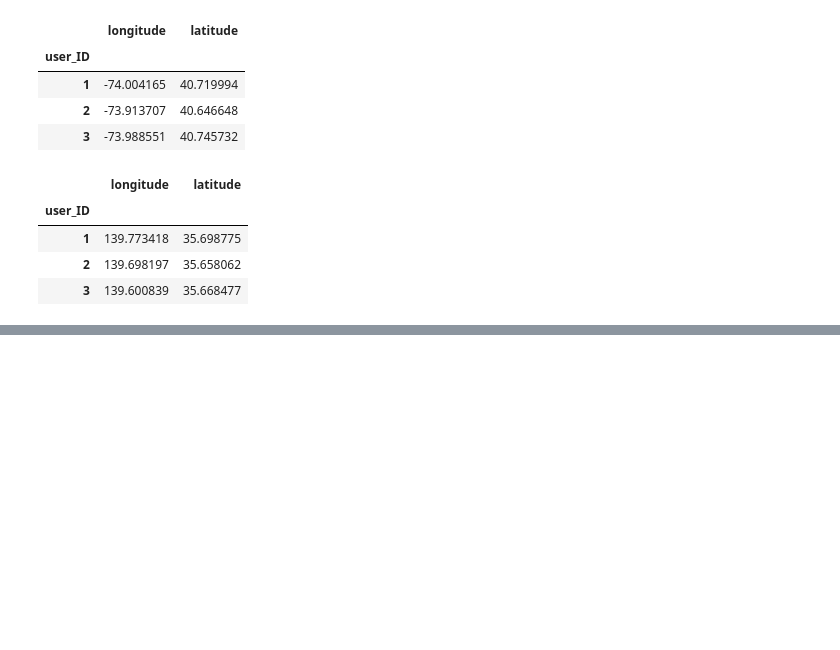
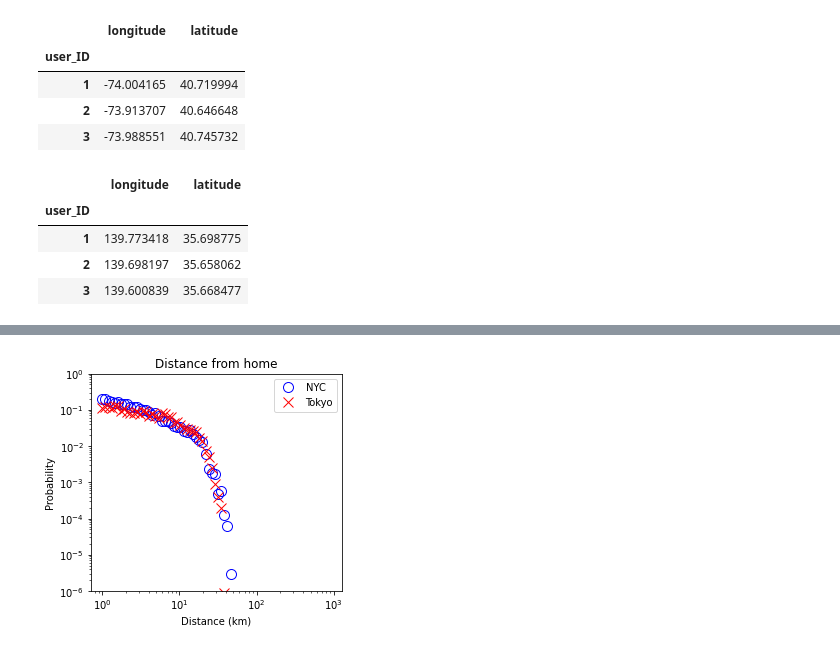
Before and after one commit to epfl-ada/ada-2020-project-milestone-p3-p3_to-infinity-ada-beyond, a Jupyter notebook: Project_3_Extension.ipynb, the cells around one changed output, grey strips where cells are left out. Saved outputs shown, nothing was run; the diff lists cells and outputs as text; code cells hidden in the pictures; blank space fills up the shorter version.

Commit message:
merging all the work

```diff
--- a/Project_3_Extension.ipynb
+++ b/Project_3_Extension.ipynb
@@ -57,0 +128,3 @@ tky['y_grid'] = lat2km(tky.latitude, N)
+# %%
+nyc['local_time'] = nyc.apply(lambda x: x.UTC_time + dt.timedelta(minutes = x.offset), axis=1)
+tky['local_time'] = tky.apply(lambda x: x.UTC_time + dt.timedelta(minutes = x.offset), axis=1)
@@ -57,0 +178,8 @@ tky['y_grid'] = lat2km(tky.latitude, N)
+# %%
+# Taking the average if there are several ones for each user
+
+four_square_nyc_homes = four_square_nyc_homes.groupby(by="user_ID")["latitude","longitude"].mean()
+display(four_square_nyc_homes.head(3))
+
+four_square_tky_homes = four_square_tky_homes.groupby(by="user_ID")["latitude","longitude"].mean()
+display(four_square_tky_homes.head(3))
@@ -117,0 +307,10 @@ def haversine_np(lon1, lat1, lon2, lat2):
+# %%
+# Merging homes with checkins
+
+
+#??? WHICH IS THE HOME LOCATION WE WANT?
+nyc_checkin_homes = nyc.merge(nyc_homes[['latitude_home','longitude_home']], left_on='user_ID', right_index=True)
+tky_checkin_homes = tky.merge(tky_homes[['latitude_home','longitude_home']], left_on='user_ID', right_index=True)
+
+display(nyc_checkin_homes.head())
+print(nyc.shape, nyc_homes.shape, nyc_checkin_homes.shape)
@@ -117,0 +325,24 @@ def haversine_np(lon1, lat1, lon2, lat2):
+# %%
+# Calculating distance traveled from home
+nyc_checkin_homes['distance'] = haversine_np(nyc_checkin_homes['longitude'], nyc_checkin_homes['latitude'],
+                                      nyc_checkin_homes['longitude_home'], nyc_checkin_homes['latitude_home'])
+
+tky_checkin_homes['distance'] = haversine_np(tky_checkin_homes['longitude'], tky_checkin_homes['latitude'],
+                                      tky_checkin_homes['longitude_home'], tky_checkin_homes['latitude_home'])
+# %%
+hist_nyc, bin_edges_nyc = np.histogram(nyc_checkin_homes['distance'], bins=np.logspace(np.log10(1),np.log10(1000.0), 75), density=True)
+hist_tky, bin_edges_tky = np.histogram(tky_checkin_homes['distance'], bins=np.logspace(np.log10(1),np.log10(1000.0), 75), density=True)
+
+
+plt.figure(figsize=(4.5,4))
+plt.plot(bin_edges_nyc[:-1], hist_nyc, 'bo', bin_edges_tky[:-1], hist_tky, 'rx', mfc='none', ms=10)
+plt.xscale('log')
+plt.yscale('log')
+plt.legend(['NYC', 'Tokyo'])
+plt.title('Distance from home')
+plt.xlabel('Distance (km)')
+plt.ylabel('Probability')
+plt.ylim([1e-6,1e0])
+plt.show()
+# %% [output]
+[figure, added]
```
Also changed, not shown: parts of 62 cells of this notebook.
